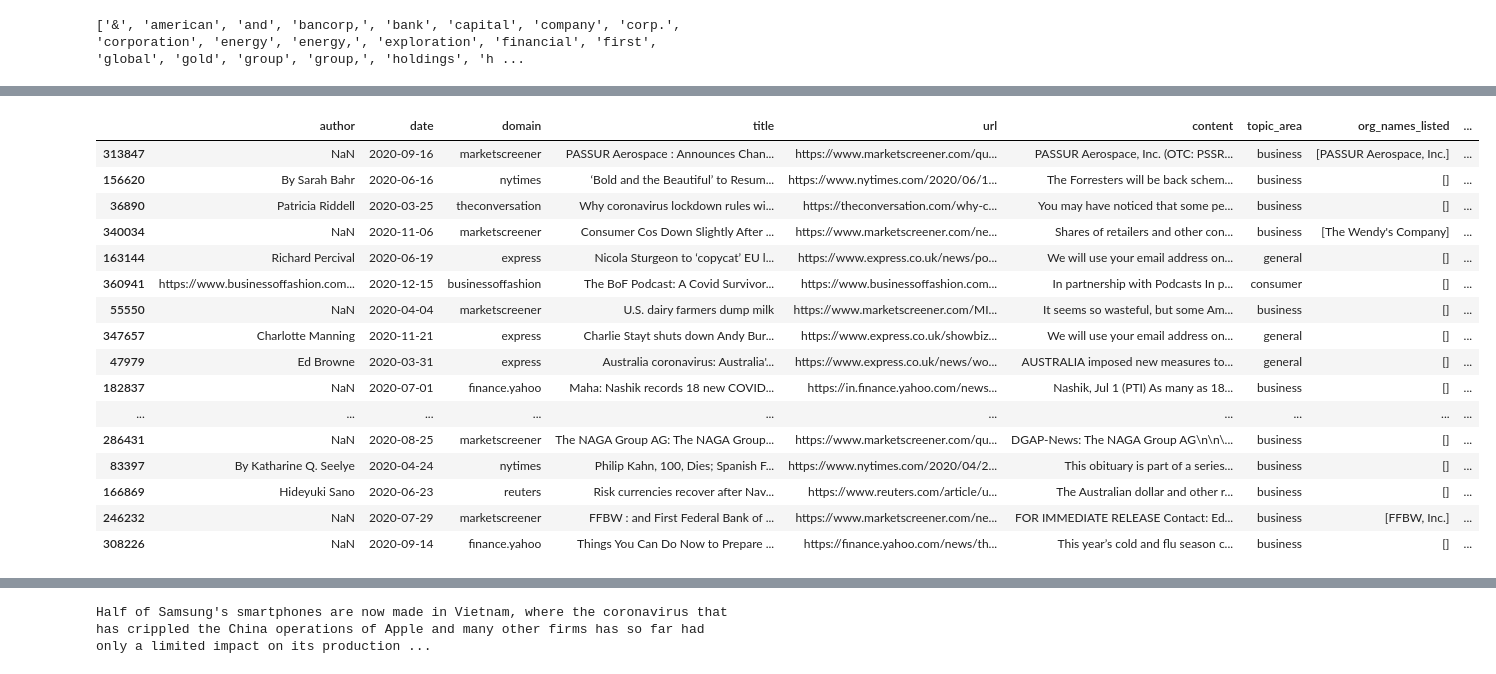
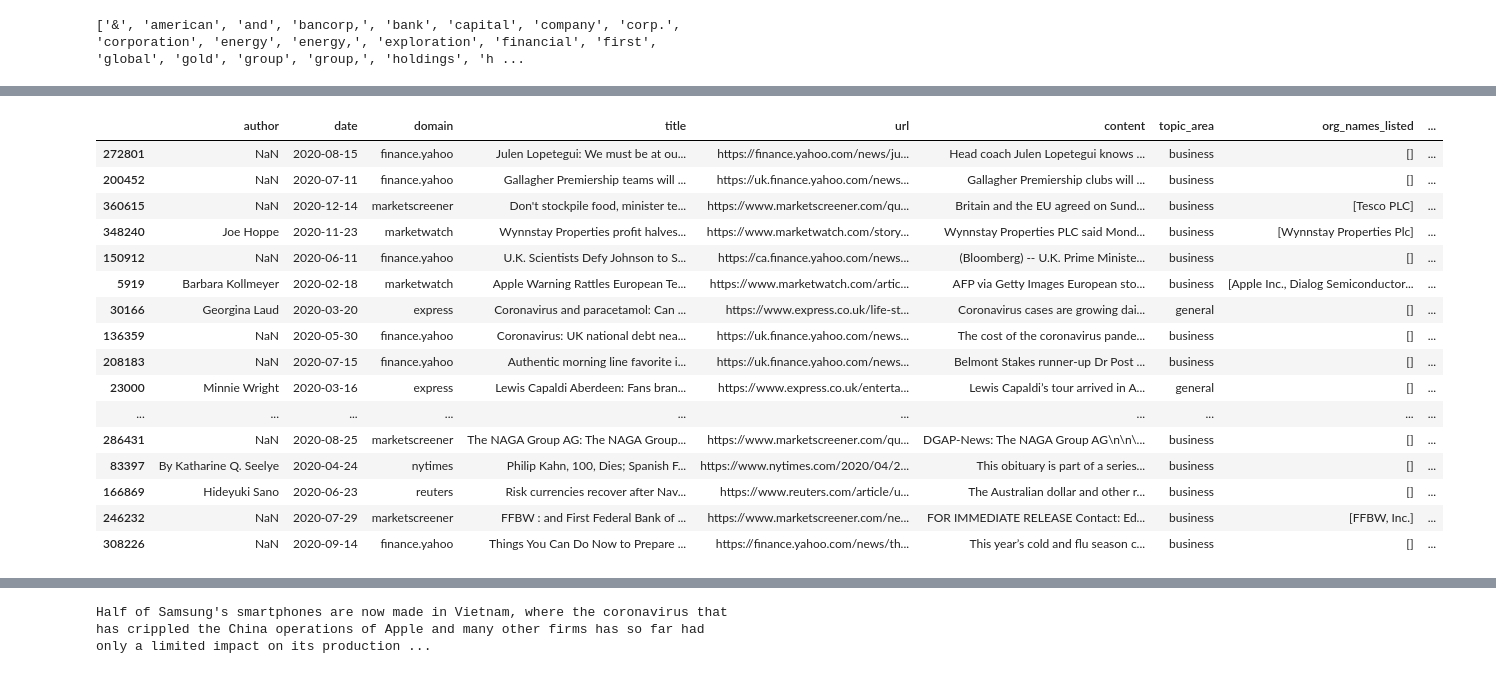
Before and after one commit to TraceyEtheridge/Thesis, a Jupyter notebook: Covid_Articles_NER.ipynb, the cells around one changed output, grey strips where cells are left out. Saved outputs shown, nothing was run; the diff lists cells and outputs as text; code cells hidden in the pictures.

Commit message:
company names

```diff
--- a/Covid_Articles_NER.ipynb
+++ b/Covid_Articles_NER.ipynb
@@ -393,0 +358,6 @@ df_ner_clean = df_ner_clean.drop(['listed_uo_count', 'listing_country_count'], a
+# %%
+# Process country drop
+process_country_drop = True
+
+if process_country_drop:
+    df_lab_ner_clean = drop_countries_labelled_file(df_lab_ner_clean)
@@ -470,15 +461,14 @@ for idx in range(len(df_ner_clean)):
 # %%
 # Calculate performance
 
-true_pos = sum(df_ner_clean['count_matches'])
-false_neg = sum(df_ner_clean['count_lab_not_found'])
-false_pos = sum(df_ner_clean['count_found_not_lab'])
+def calculate_performance(df):
 
-print(true_pos, false_neg, false_pos)
+    true_pos = sum(df['count_matches'])
+    false_neg = sum(df['count_lab_not_found'])
+    false_pos = sum(df['count_found_not_lab'])
 
-precision = true_pos / (true_pos + false_pos) # low number means lots of false positives
-recall = true_pos / (true_pos + false_neg) # low number means lots of false negatives
-f1_score = 2 * (precision * recall) / (precision + recall)
-print(f'precision = {round(precision,2)}')
-print(f'recall = {round(recall,2)}')
-print(f'f1 score = {round(f1_score,2)}')
+    precision = true_pos / (true_pos + false_pos) # low number means lots of false positives
+    recall = true_pos / (true_pos + false_neg) # low number means lots of false negatives
+    f1_score = 2 * (precision * recall) / (precision + recall)
+
+    return true_pos, false_neg, false_pos, precision, recall, f1_score
@@ -489,0 +493,12 @@ f1 score = 0.64
+# %%
+labelled_data = True
+
+if labelled_data:
+    df_lab_ner_matched = match_companies(df_lab_ner_clean)
+    df_lab_ner_matched = check_matches(df_lab_ner_matched)
+    true_pos, false_neg, false_pos, precision, recall, f1_score = calculate_performance(df_lab_ner_matched)
+    print(true_pos, false_neg, false_pos)
+    print(f'precision = {round(precision,2)}')
+    print(f'recall = {round(recall,2)}')
+    print(f'f1 score = {round(f1_score,2)}')
+    df_lab_ner_matched.to_pickle('./data/df_lab_ner_matched.pickle')
@@ -490,17 +520,17 @@ f1 score = 0.64
 # %%
-df_ner_clean[30:50]#.head(20)
+df_lab_ner_matched[0:50]#.head(20)
 # %% [output]
 |  | author | date | domain | title | url | content | topic_area | org_names_listed | ... |
-| 313847 | NaN | 2020-09-16 | marketscreener | PASSUR Aerospace : Announces Chan... | https://www.marketscreener.com/qu... | PASSUR Aerospace, Inc. (OTC: PSSR... | business | [PASSUR Aerospace, Inc.] | ... |
-| 156620 | By Sarah Bahr | 2020-06-16 | nytimes | ‘Bold and the Beautiful’ to Resum... | https://www.nytimes.com/2020/06/1... | The Forresters will be back schem... | business | [] | ... |
-| 36890 | Patricia Riddell | 2020-03-25 | theconversation | Why coronavirus lockdown rules wi... | https://theconversation.com/why-c... | You may have noticed that some pe... | business | [] | ... |
-| 340034 | NaN | 2020-11-06 | marketscreener | Consumer Cos Down Slightly After ... | https://www.marketscreener.com/ne... | Shares of retailers and other con... | business | [The Wendy's Company] | ... |
-| 163144 | Richard Percival | 2020-06-19 | express | Nicola Sturgeon to ‘copycat’ EU l... | https://www.express.co.uk/news/po... | We will use your email address on... | general | [] | ... |
-| 360941 | https://www.businessoffashion.com... | 2020-12-15 | businessoffashion | The BoF Podcast: A Covid Survivor... | https://www.businessoffashion.com... | In partnership with Podcasts In p... | consumer | [] | ... |
-| 55550 | NaN | 2020-04-04 | marketscreener | U.S. dairy farmers dump milk | https://www.marketscreener.com/MI... | It seems so wasteful, but some Am... | business | [] | ... |
-| 347657 | Charlotte Manning | 2020-11-21 | express | Charlie Stayt shuts down Andy Bur... | https://www.express.co.uk/showbiz... | We will use your email address on... | general | [] | ... |
-| 47979 | Ed Browne | 2020-03-31 | express | Australia coronavirus: Australia'... | https://www.express.co.uk/news/wo... | AUSTRALIA imposed new measures to... | general | [] | ... |
-| 182837 | NaN | 2020-07-01 | finance.yahoo | Maha: Nashik records 18 new COVID... | https://in.finance.yahoo.com/news... | Nashik, Jul 1 (PTI) As many as 18... | business | [] | ... |
+| 272801 | NaN | 2020-08-15 | finance.yahoo | Julen Lopetegui: We must be at ou... | https://finance.yahoo.com/news/ju... | Head coach Julen Lopetegui knows ... | business | [] | ... |
+| 200452 | NaN | 2020-07-11 | finance.yahoo | Gallagher Premiership teams will ... | https://uk.finance.yahoo.com/news... | Gallagher Premiership clubs will ... | business | [] | ... |
+| 360615 | NaN | 2020-12-14 | marketscreener | Don't stockpile food, minister te... | https://www.marketscreener.com/qu... | Britain and the EU agreed on Sund... | business | [Tesco PLC] | ... |
+| 348240 | Joe Hoppe | 2020-11-23 | marketwatch | Wynnstay Properties profit halves... | https://www.marketwatch.com/story... | Wynnstay Properties PLC said Mond... | business | [Wynnstay Properties Plc] | ... |
+| 150912 | NaN | 2020-06-11 | finance.yahoo | U.K. Scientists Defy Johnson to S... | https://ca.finance.yahoo.com/news... | (Bloomberg) -- U.K. Prime Ministe... | business | [] | ... |
+| 5919 | Barbara Kollmeyer | 2020-02-18 | marketwatch | Apple Warning Rattles European Te... | https://www.marketwatch.com/artic... | AFP via Getty Images European sto... | business | [Apple Inc., Dialog Semiconductor... | ... |
+| 30166 | Georgina Laud | 2020-03-20 | express | Coronavirus and paracetamol: Can ... | https://www.express.co.uk/life-st... | Coronavirus cases are growing dai... | general | [] | ... |
+| 136359 | NaN | 2020-05-30 | finance.yahoo | Coronavirus: UK national debt nea... | https://uk.finance.yahoo.com/news... | The cost of the coronavirus pande... | business | [] | ... |
+| 208183 | NaN | 2020-07-15 | finance.yahoo | Authentic morning line favorite i... | https://uk.finance.yahoo.com/news... | Belmont Stakes runner-up Dr Post ... | business | [] | ... |
+| 23000 | Minnie Wright | 2020-03-16 | express | Lewis Capaldi Aberdeen: Fans bran... | https://www.express.co.uk/enterta... | Lewis Capaldi’s tour arrived in A... | general | [] | ... |
 | ... | ... | ... | ... | ... | ... | ... | ... | ... | ... |
 | 286431 | NaN | 2020-08-25 | marketscreener | The NAGA Group AG: The NAGA Group... | https://www.marketscreener.com/qu... | DGAP-News: The NAGA Group AG\n\n\... | business | [] | ... |
 | 83397 | By Katharine Q. Seelye | 2020-04-24 | nytimes | Philip Kahn, 100, Dies; Spanish F... | https://www.nytimes.com/2020/04/2... | This obituary is part of a series... | business | [] | ... |
```
Also changed, not shown: parts of 53 cells of this notebook, 2 other files.
